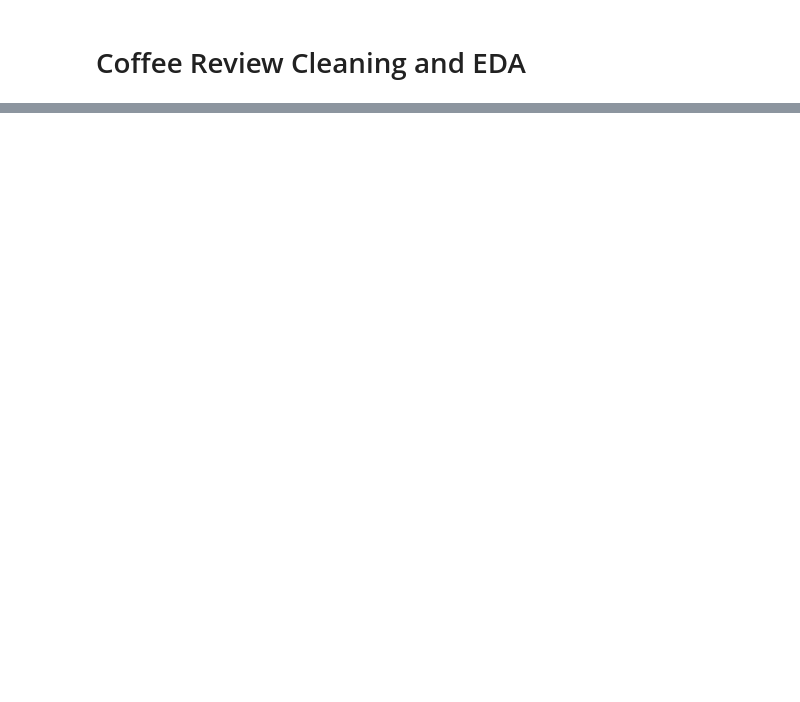
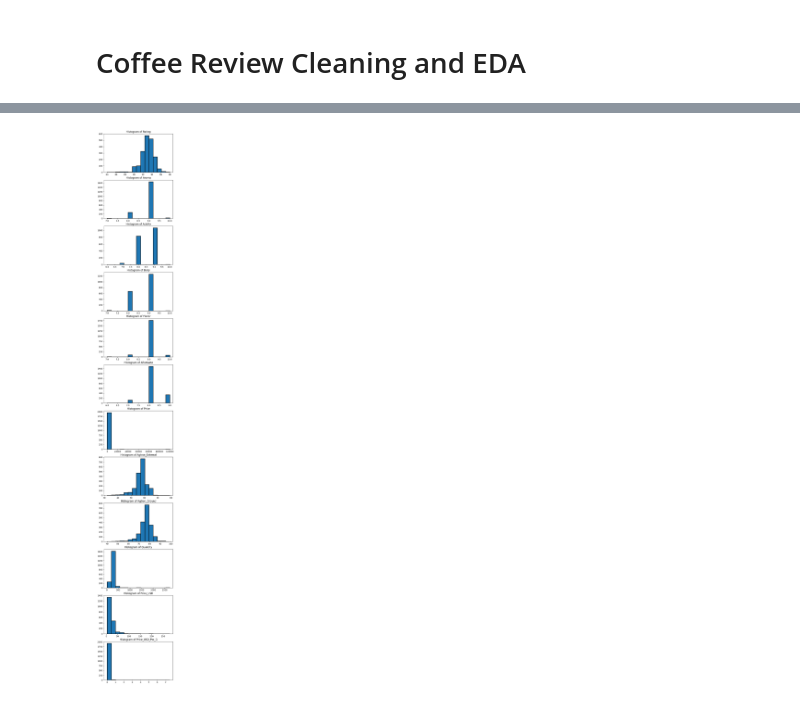
Before and after one commit to tynardone/coffee-reviews-analysis, a Jupyter notebook: coffee-review-eda.ipynb, the cells around one changed output, grey strips where cells are left out. Cells and saved outputs as stored; diff of their text form; code cells hidden in the pictures; blank space fills up the shorter version.

```diff
--- a/coffee-review-eda.ipynb
+++ b/coffee-review-eda.ipynb
@@ -8,0 +160,23 @@ import re
+# %%
+    us_states = ['Alabama', 'Alaska', 'Arizona', 'Arkansas', 'California', 'Colorado',
+             'Connecticut', 'Delaware', 'Florida', 'Georgia', 'Hawaii', 'Idaho',
+             'Illinois', 'Indiana', 'Iowa', 'Kansas', 'Kentucky', 'Louisiana',
+             'Maine', 'Maryland', 'Massachusetts', 'Michigan', 'Minnesota',
+             'Mississippi', 'Missouri', 'Montana', 'Nebraska', 'Nevada',
+             'New Hampshire', 'New Jersey', 'New Mexico', 'New York',
+             'North Carolina', 'North Dakota', 'Ohio', 'Oklahoma', 'Oregon',
+             'Pennsylvania', 'Rhode Island', 'South Carolina', 'South Dakota',
+             'Tennessee', 'Texas', 'Utah', 'Vermont', 'Virginia', 'Washington',
+             'West Virginia', 'Wisconsin','Wyoming']
+
+locations = (coffee['Roaster_Location']
+         .str.strip()
+         .str.split(', ', expand=True, )
+         .rename(columns={0: 'City', 1:'US_State'})
+         .drop(2, axis=1)
+         .assign(Country = lambda x: np.where(x['US_State'].isin(us_states), 'USA', x['US_State']))
+         .assign(US_State = lambda x: np.where(x['US_State'].isin(us_states), x['US_State'], np.nan))
+            )
+
+coffee = pd.concat([coffee, locations], axis=1).astype({'Country':'category', 'US_State': 'category',
+                                                        'City':'category'})
@@ -136,0 +252,18 @@ coffee = create_quantity_and_units(coffee)
+# %%
+def hist_plotter(ax, data1, param_dict):
+    out = ax.hist(data1, **param_dict)
+    return out
+
+
+
+
+numerical_columns = coffee.select_dtypes(include=['number']).columns
+
+fig, axes = plt.subplots(nrows=len(numerical_columns), ncols=1, figsize=(6, 4*len(numerical_columns)))
+
+for i, col in enumerate(numerical_columns):
+    ax = axes[i]
+    hist_plotter(ax, coffee[col], {'edgecolor':'black', 'linewidth':2, 'bins':15})
+    ax.set_title(f'Histogram of {col}')
+# %% [output]
+[figure, added]
```
Also changed, not shown: parts of 13 cells of this notebook, 4 other files.
